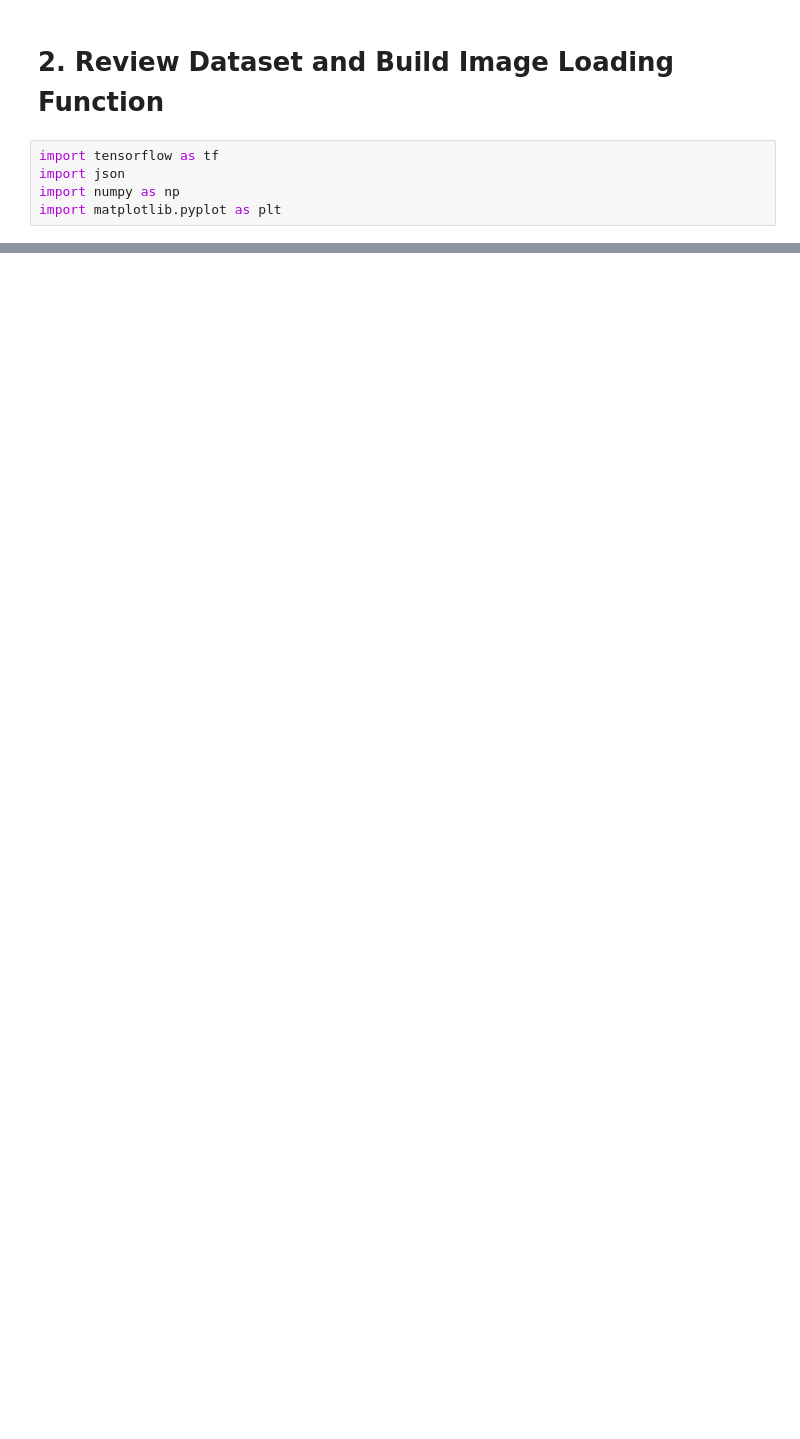
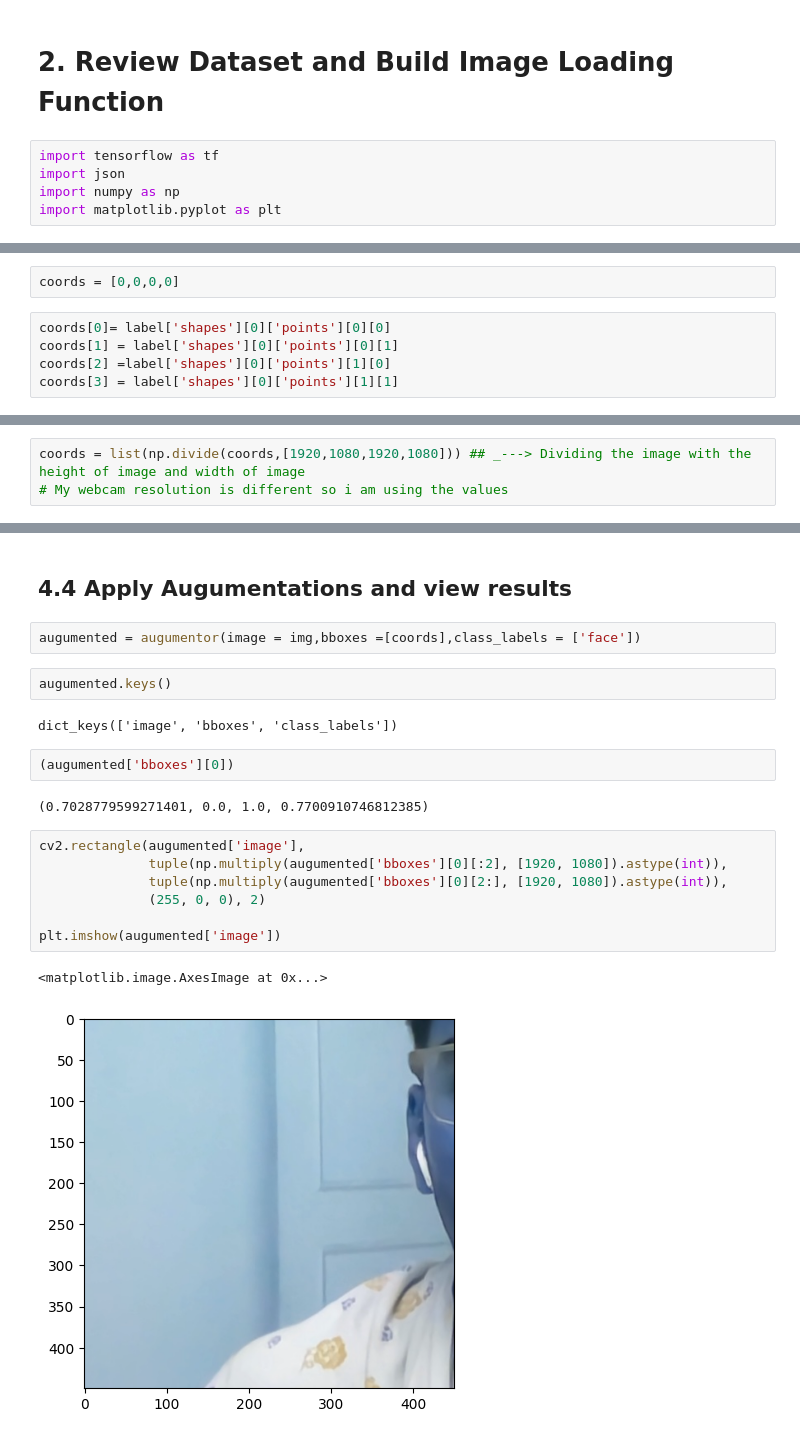
Before and after one commit to Nanda-Kiran-Royal/Deep_Learning_Projects, a Jupyter notebook: Project2/Untitled.ipynb, the cells around one changed output, grey strips where cells are left out. Cells and saved outputs as stored; diff of their text form; blank space fills up the shorter version.

Commit message:
Making the Augumentation Pioeline

```diff
--- a/Project2/Untitled.ipynb
+++ b/Project2/Untitled.ipynb
@@ -65,0 +181,7 @@ InvalidArgumentError: Expected 'tf.Tensor(False, shape=(), dtype=bool)' to be tr
+# %%
+coords = [0,0,0,0]
+# %%
+coords[0]= label['shapes'][0]['points'][0][0]
+coords[1] = label['shapes'][0]['points'][0][1]
+coords[2] =label['shapes'][0]['points'][1][0]
+coords[3] = label['shapes'][0]['points'][1][1]
@@ -65,0 +198,3 @@ InvalidArgumentError: Expected 'tf.Tensor(False, shape=(), dtype=bool)' to be tr
+# %%
+coords = list(np.divide(coords,[1920,1080,1920,1080])) ## _---> Dividing the image with the height of image and width of image
+# My webcam resolution is different so i am using the values
@@ -65,0 +208,22 @@ InvalidArgumentError: Expected 'tf.Tensor(False, shape=(), dtype=bool)' to be tr
+# %% [markdown]
+## 4.4 Apply Augumentations and view results
+# %%
+augumented = augumentor(image = img,bboxes =[coords],class_labels = ['face'])
+# %%
+augumented.keys()
+# %% [output]
+dict_keys(['image', 'bboxes', 'class_labels'])
+# %%
+(augumented['bboxes'][0])
+# %% [output]
+(0.7028779599271401, 0.0, 1.0, 0.7700910746812385)
+# %%
+cv2.rectangle(augumented['image'],
+              tuple(np.multiply(augumented['bboxes'][0][:2], [1920, 1080]).astype(int)),
+              tuple(np.multiply(augumented['bboxes'][0][2:], [1920, 1080]).astype(int)),
+              (255, 0, 0), 2)
+
+plt.imshow(augumented['image'])
+# %% [output]
+<matplotlib.image.AxesImage at 0x...>
+[figure, added]
```
Also changed, not shown: parts of 39 cells of this notebook.
